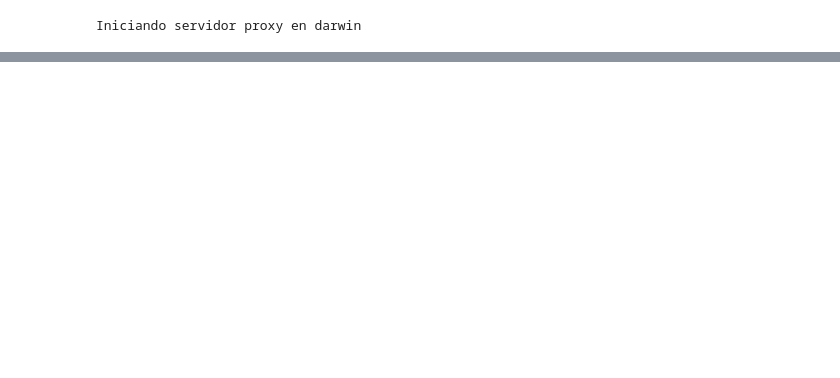
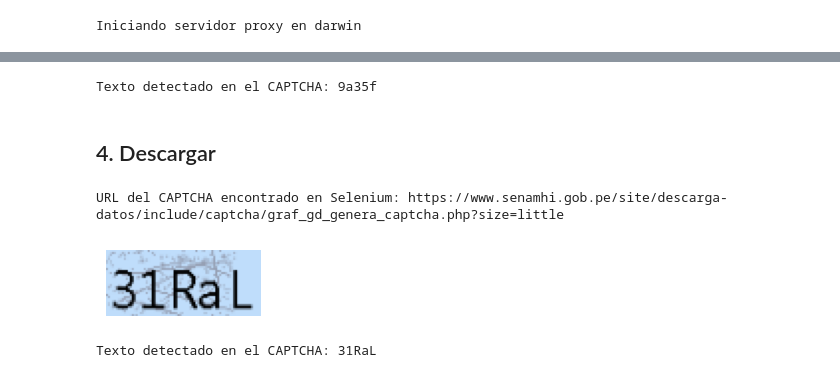
Before and after one commit to NahumFGz/UNI-SCRAPING, a Jupyter notebook: ptcf_senamhi/main.ipynb, the cells around one changed output, grey strips where cells are left out. Cells and saved outputs as stored; diff of their text form; code cells hidden in the pictures; blank space fills up the shorter version.

```diff
--- a/ptcf_senamhi/main.ipynb
+++ b/ptcf_senamhi/main.ipynb
@@ -159,0 +183,10 @@ AttributeError: 'WebDriver' object has no attribute 'requests'
+# %%
+# Cargar la imagen del captcha
+captcha_image = Image.open("results/captcha_selenium.png")
+
+# Usar pytesseract para convertir la imagen a texto
+captcha_text = pytesseract.image_to_string(captcha_image)
+
+print(f"Texto detectado en el CAPTCHA: {captcha_text}")
+# %% [output]
+Texto detectado en el CAPTCHA: 9a35f
@@ -159,0 +207,37 @@ AttributeError: 'WebDriver' object has no attribute 'requests'
+# %% [markdown]
+## 4. Descargar
+# %%
+# Esperar que el CAPTCHA se cargue completamente
+time.sleep(0.2)
+
+# Buscar el elemento <img> que contiene el CAPTCHA en la página de Selenium
+captcha_element = driver.find_element(By.TAG_NAME, "img")
+
+# Obtener la URL exacta del CAPTCHA
+captcha_url = captcha_element.get_attribute("src")
+print(f"URL del CAPTCHA encontrado en Selenium: {captcha_url}")
+
+# Tomar una captura de solo el CAPTCHA y guardarlo
+captcha_element.screenshot("results/captcha_selenium.png")
+
+# Mostrar la imagen del CAPTCHA en Jupyter Notebook
+captcha_image = Image.open("results/captcha_selenium.png")
+
+# Usar Matplotlib para visualizarlo en la celda
+plt.figure(figsize=(2, 2))
+plt.imshow(captcha_image, cmap="gray")
+plt.axis("off")
+plt.show()
+# %% [output]
+URL del CAPTCHA encontrado en Selenium: https://www.senamhi.gob.pe/site/descarga-datos/include/captcha/graf_gd_genera_captcha.php?size=little
+[figure, added]
+# %%
+# Cargar la imagen del captcha
+captcha_image = Image.open("results/captcha_selenium.png")
+
+# Usar pytesseract para convertir la imagen a texto
+captcha_text = pytesseract.image_to_string(captcha_image)
+
+print(f"Texto detectado en el CAPTCHA: {captcha_text}")
+# %% [output]
+Texto detectado en el CAPTCHA: 31RaL
```
Also changed, not shown: parts of 20 cells of this notebook, 4 other files.
